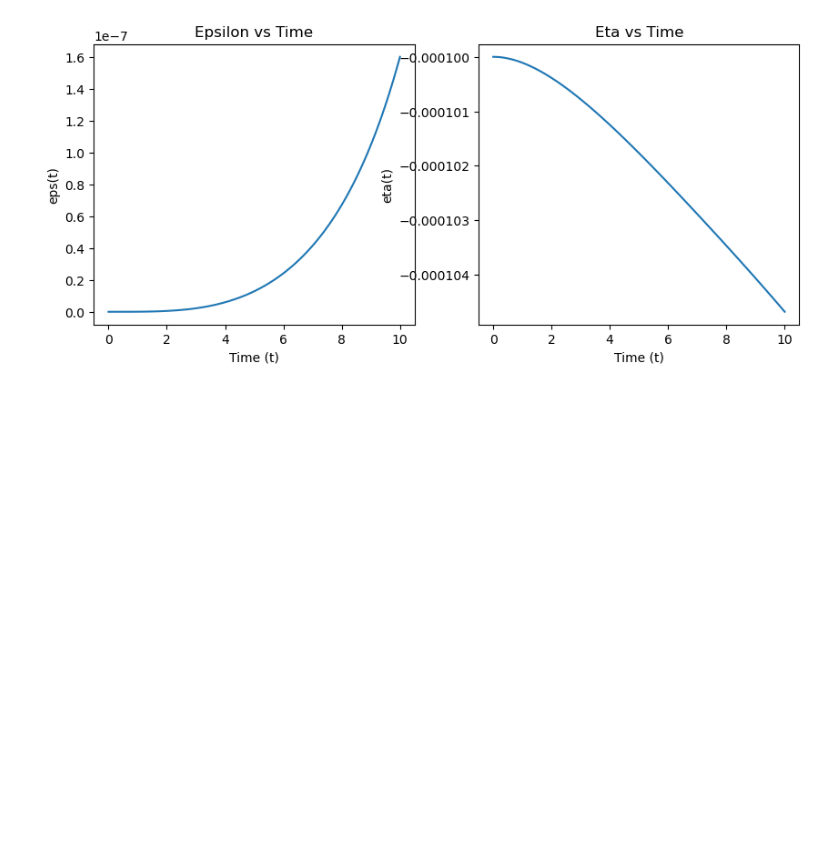
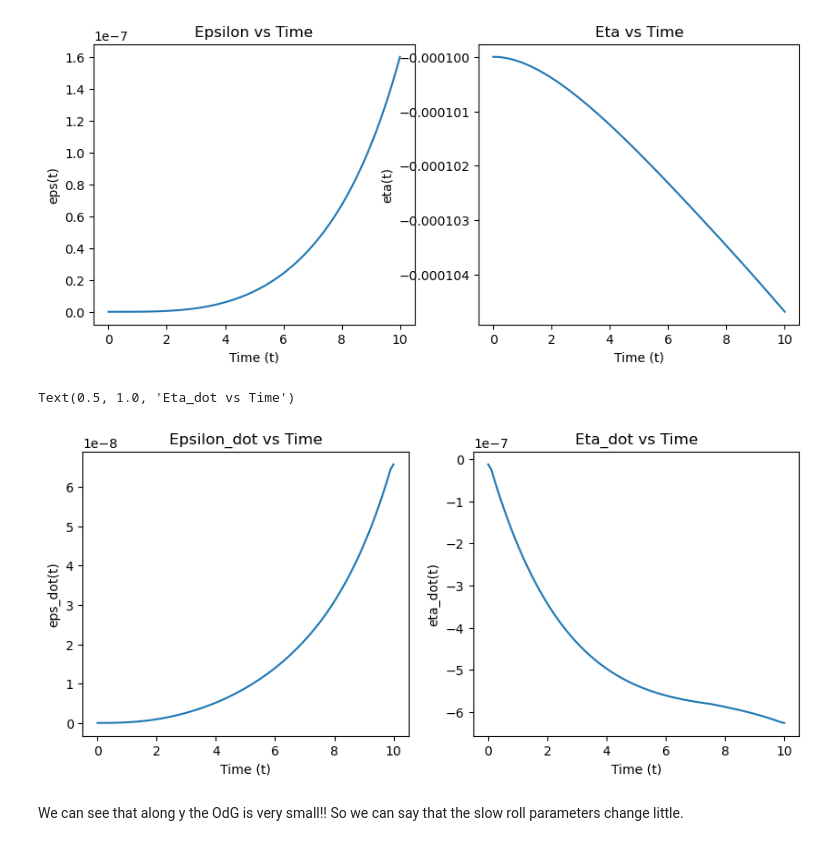
Before and after one commit to GenovaCosmology/AstroCosmoComputational, a Jupyter notebook: Students/AndreaGatti/Cosmic_Structure/Week4/background_scalar_field.ipynb, the cells around one changed output. Saved outputs shown, nothing was run; the diff lists cells and outputs as text; code cells hidden in the pictures; blank space fills up the shorter version.

```diff
--- a/Students/AndreaGatti/Cosmic_Structure/Week4/background_scalar_field.ipynb
+++ b/Students/AndreaGatti/Cosmic_Structure/Week4/background_scalar_field.ipynb
@@ -106,3 +108,22 @@ ax[1].set_title('Eta vs Time')
 # %% [output]
 Text(0.5, 1.0, 'Eta vs Time')
 [figure]
+# %%
+#To check if the slow roll parameters are small, we can plot the derivatives of the slow roll parameters
+eps_dot = np.gradient(eps, solution.t)
+eta_dot = np.gradient(eta, solution.t)
+
+fig,ax = plt.subplots(1,2,figsize=(10,4))
+ax[0].plot(solution.t, eps_dot,label='eps_dot(t)')
+ax[1].plot(solution.t, eta_dot, label='eta_dot(t)')
+ax[0].set_xlabel('Time (t)')
+ax[0].set_ylabel('eps_dot(t)')
+ax[1].set_xlabel('Time (t)')
+ax[1].set_ylabel('eta_dot(t)')
+ax[0].set_title('Epsilon_dot vs Time')
+ax[1].set_title('Eta_dot vs Time')
+# %% [output]
+Text(0.5, 1.0, 'Eta_dot vs Time')
+[figure, added]
+# %% [markdown]
+We can see that along y the OdG is very small!! So we can say that the slow roll parameters change little.
```
Also changed, not shown: parts of 3 cells of this notebook, 2 other files.
